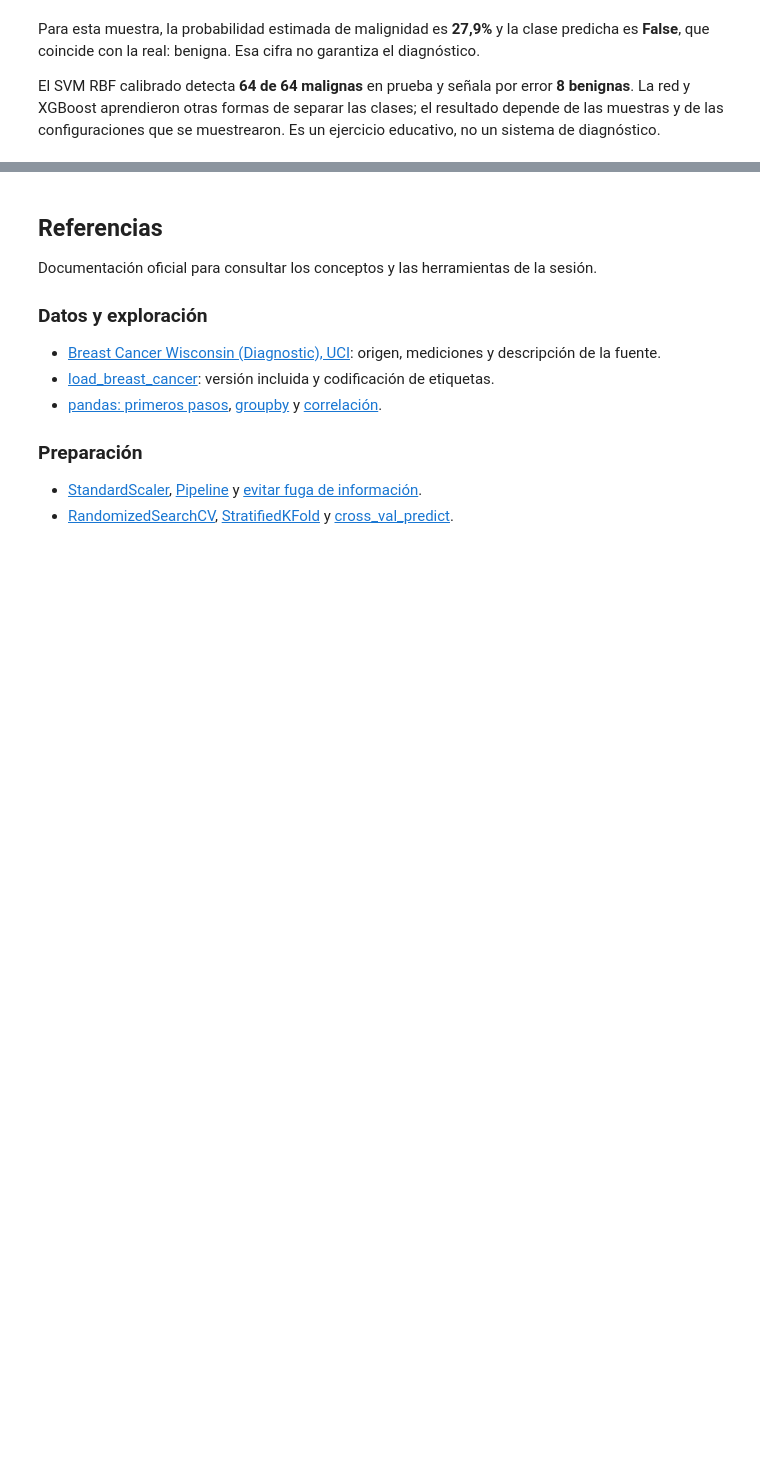
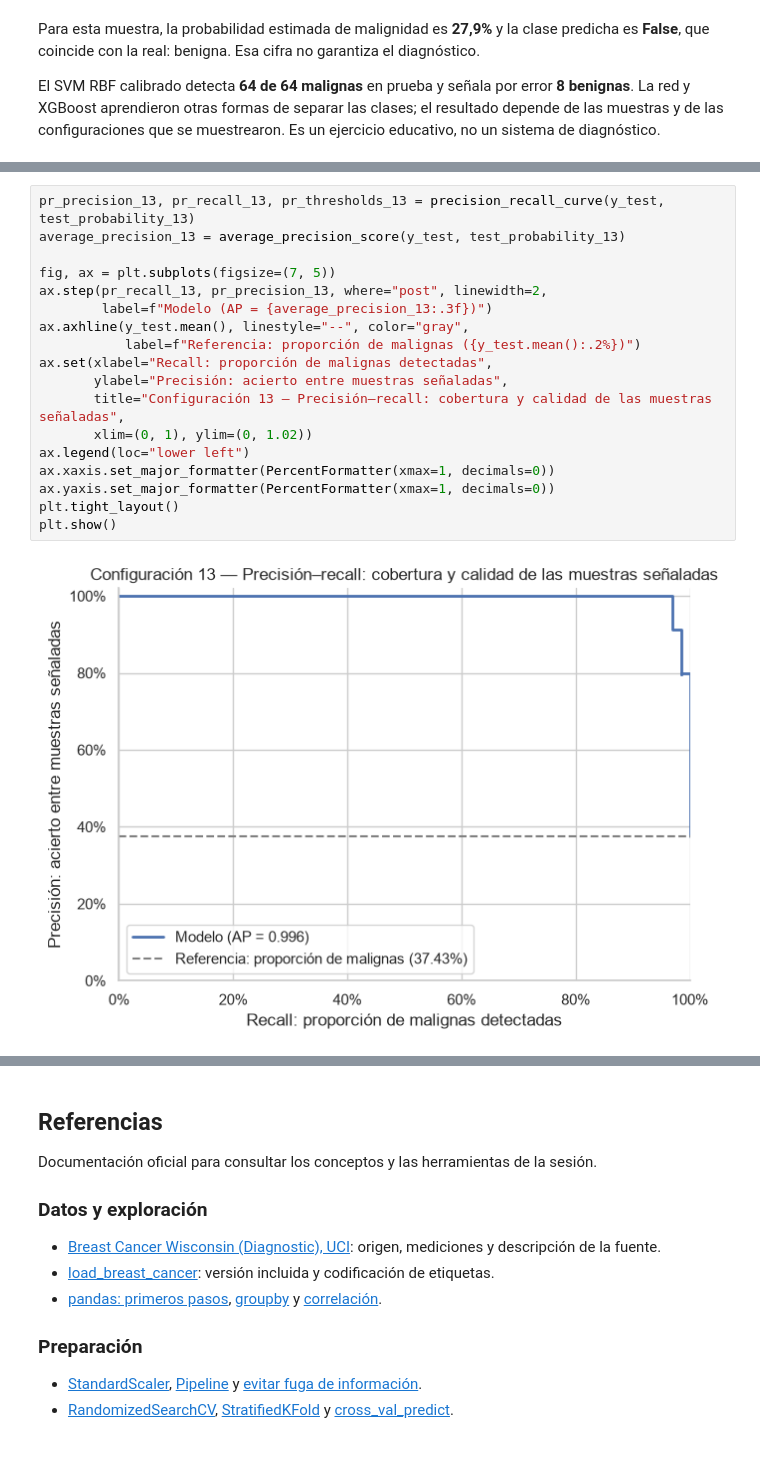
Before and after one commit to Joshy14Y/WALC_2026_ML, a Jupyter notebook: notebooks/day-03/03-classification-02.ipynb, the cells around one changed output, grey strips where cells are left out. Drawn from its saved outputs; the diff is of its cells as text; blank space fills up the shorter version.

```diff
--- a/notebooks/day-03/03-classification-02.ipynb
+++ b/notebooks/day-03/03-classification-02.ipynb
@@ -1498,0 +1675,20 @@ Es un ejercicio educativo, no un sistema de diagnóstico.
+# %%
+pr_precision_13, pr_recall_13, pr_thresholds_13 = precision_recall_curve(y_test, test_probability_13)
+average_precision_13 = average_precision_score(y_test, test_probability_13)
+
+fig, ax = plt.subplots(figsize=(7, 5))
+ax.step(pr_recall_13, pr_precision_13, where="post", linewidth=2,
+        label=f"Modelo (AP = {average_precision_13:.3f})")
+ax.axhline(y_test.mean(), linestyle="--", color="gray",
+           label=f"Referencia: proporción de malignas ({y_test.mean():.2%})")
+ax.set(xlabel="Recall: proporción de malignas detectadas",
+       ylabel="Precisión: acierto entre muestras señaladas",
+       title="Configuración 13 — Precisión–recall: cobertura y calidad de las muestras señaladas",
+       xlim=(0, 1), ylim=(0, 1.02))
+ax.legend(loc="lower left")
+ax.xaxis.set_major_formatter(PercentFormatter(xmax=1, decimals=0))
+ax.yaxis.set_major_formatter(PercentFormatter(xmax=1, decimals=0))
+plt.tight_layout()
+plt.show()
+# %% [output]
+[figure, added]
```
Also changed, not shown: parts of 18 cells of this notebook, 14 other files.
